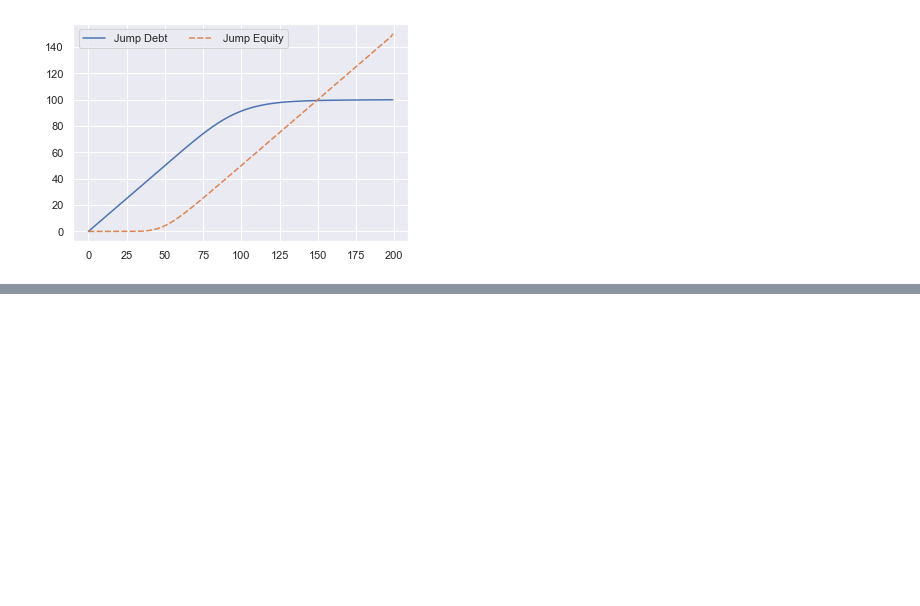
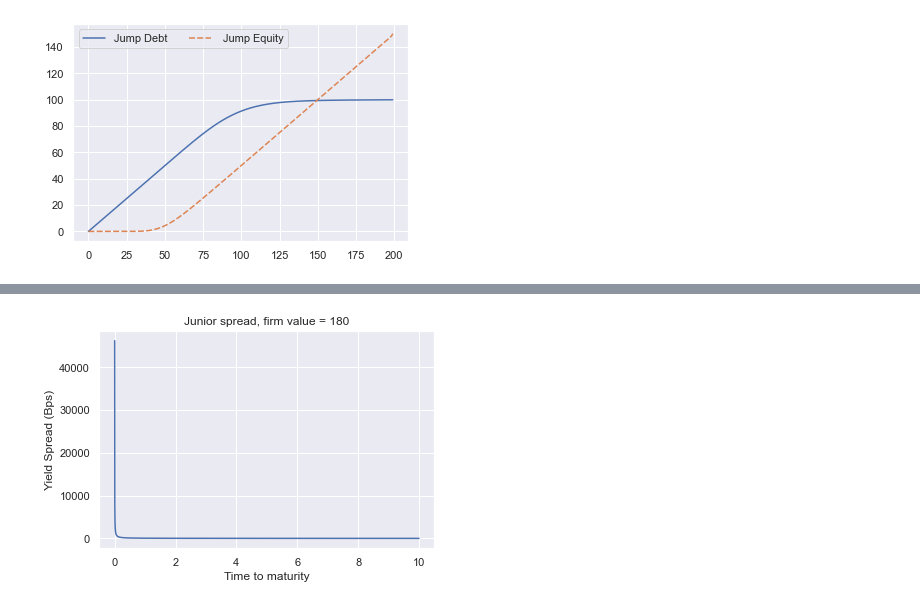
Before and after one commit to MortenWillendrup/CreditRiskModelling, a Jupyter notebook: Credit Risk Modelling/MertonSubOrdinatedDebt.ipynb, the cells around one changed output, grey strips where cells are left out. Saved outputs shown, nothing was run; the diff lists cells and outputs as text; code cells hidden in the pictures; blank space fills up the shorter version.

```diff
--- a/Credit Risk Modelling/MertonSubOrdinatedDebt.ipynb
+++ b/Credit Risk Modelling/MertonSubOrdinatedDebt.ipynb
@@ -323,0 +424,14 @@ def C_Kj(V, Ks, Kj, T):
+# %%
+plt.plot(x, y_junior_high_jump)
+# plt.plot(x, y_junior_low)
+plt.title('Junior spread, firm value = 180')
+plt.ylabel('Yield Spread (Bps)')
+plt.xlabel('Time to maturity')
+# plt.ylim(y_junior_high.max()-20, y_junior_high.max()+20)
+plt.show()
+
+# test =s(C_Ks(90, 50, 10) - C_Kj(90,50 , 50, 10))
+
+#
+# %% [output]
+[figure, added]
```
Also changed, not shown: parts of 10 cells of this notebook, 2 other files.
